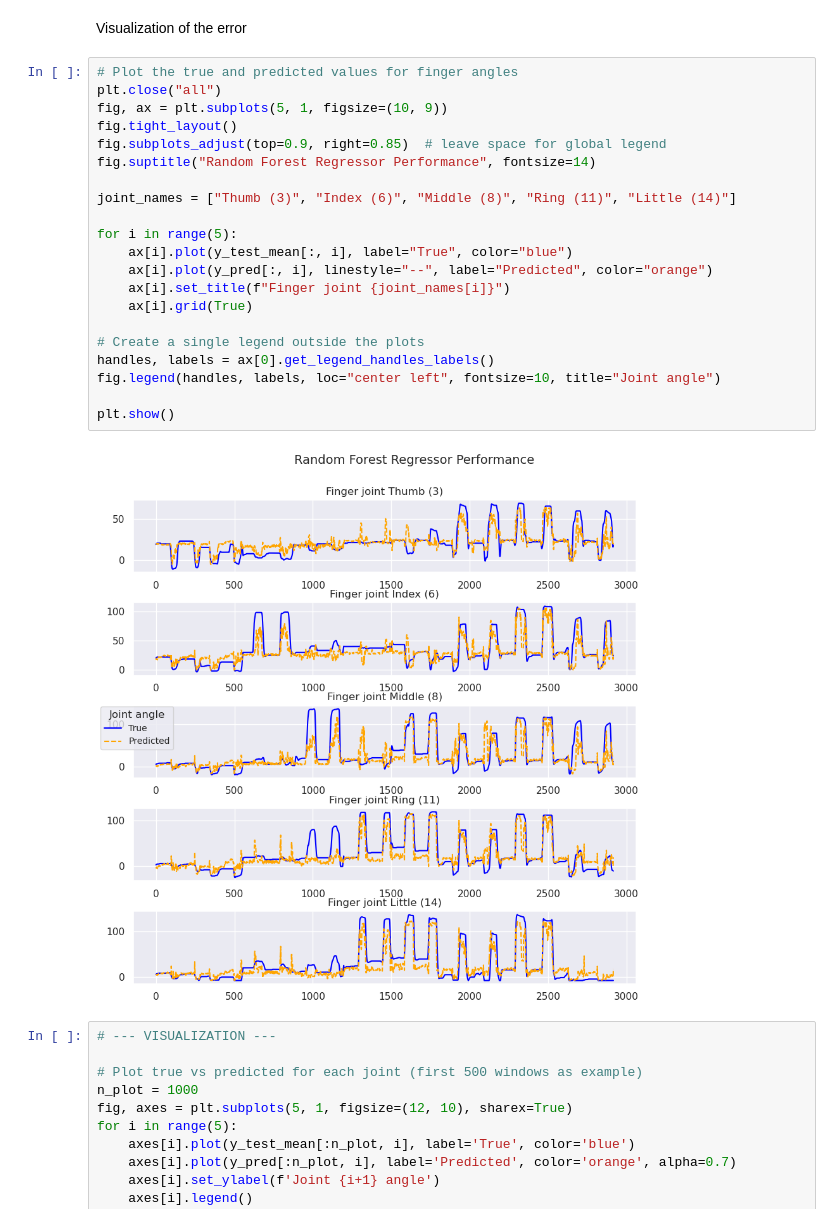
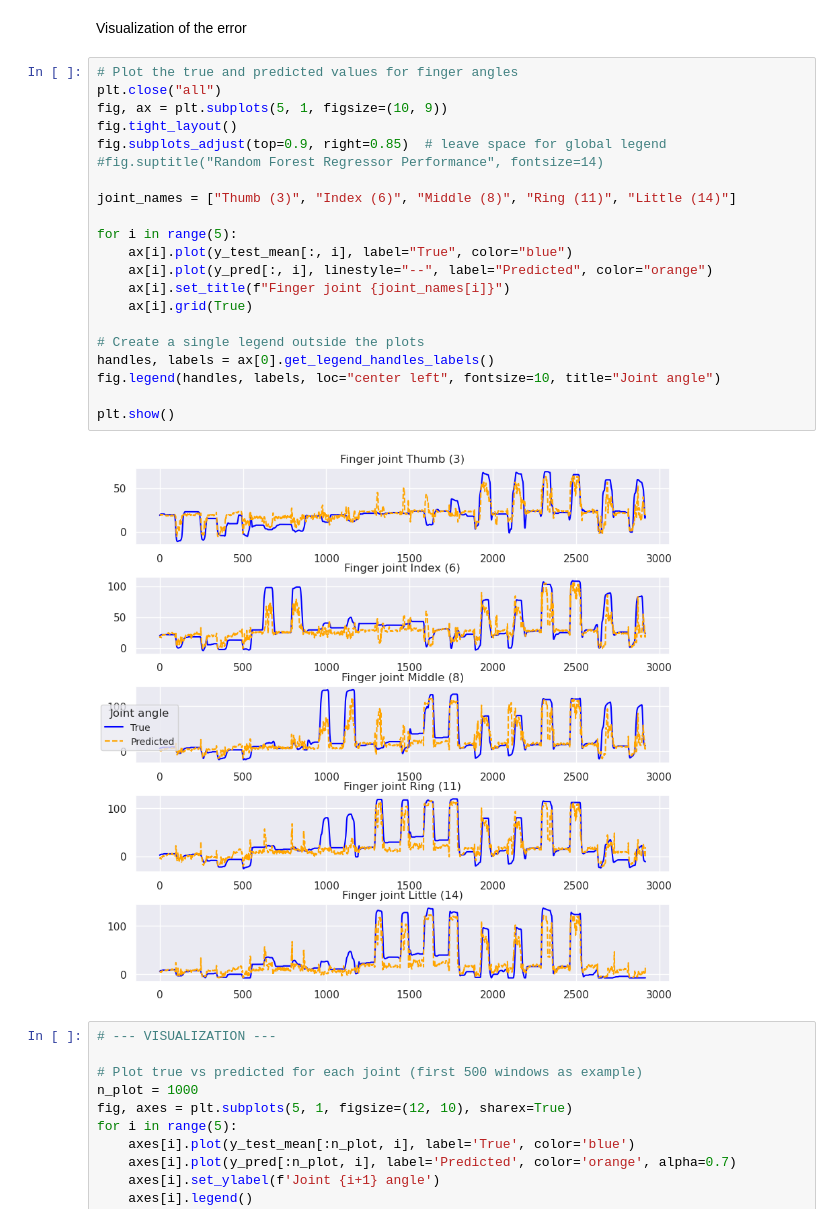
Before and after one commit to Tournedos/NSSP_project2_groupK, a Jupyter notebook: Part3.ipynb, the cells around one changed output. Cells and saved outputs as stored; diff of their text form.

```diff
--- a/Part3.ipynb
+++ b/Part3.ipynb
@@ -452,26 +452,26 @@ Visualization of the error
 # %%
 # Plot the true and predicted values for finger angles
 plt.close("all")
 fig, ax = plt.subplots(5, 1, figsize=(10, 9))
 fig.tight_layout()
 fig.subplots_adjust(top=0.9, right=0.85)  # leave space for global legend
-fig.suptitle("Random Forest Regressor Performance", fontsize=14)
+#fig.suptitle("Random Forest Regressor Performance", fontsize=14)
 
 joint_names = ["Thumb (3)", "Index (6)", "Middle (8)", "Ring (11)", "Little (14)"]
 
 for i in range(5):
     ax[i].plot(y_test_mean[:, i], label="True", color="blue")
     ax[i].plot(y_pred[:, i], linestyle="--", label="Predicted", color="orange")
     ax[i].set_title(f"Finger joint {joint_names[i]}")
     ax[i].grid(True)
 
 # Create a single legend outside the plots
 handles, labels = ax[0].get_legend_handles_labels()
 fig.legend(handles, labels, loc="center left", fontsize=10, title="Joint angle")
 
 plt.show()
 # %% [output]
-[figure, old version]
+[figure, new version]
 # %%
 # --- VISUALIZATION ---
 
```
